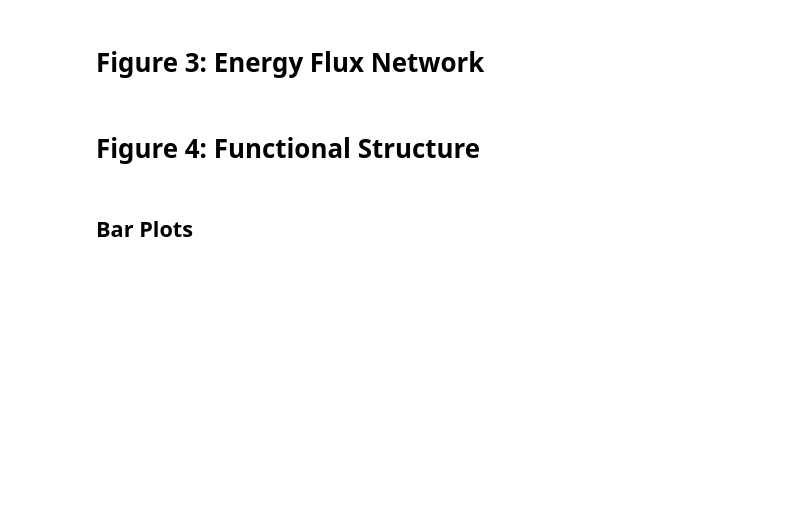
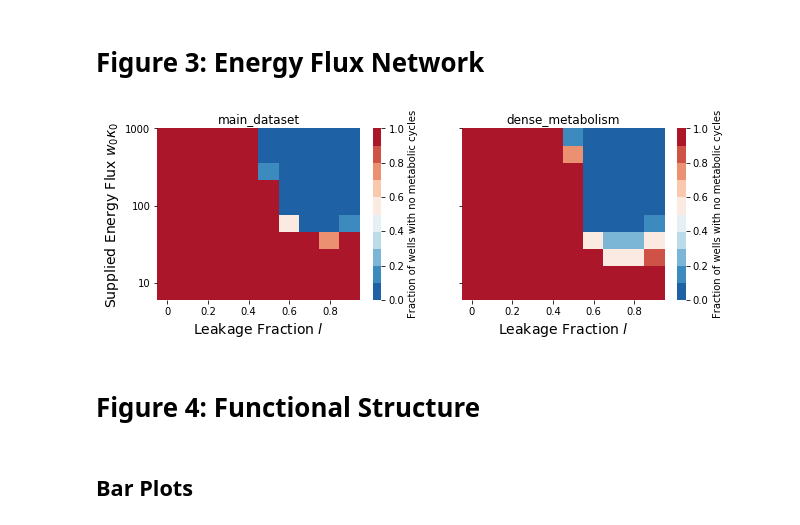
Before and after one commit to Emergent-Behaviors-in-Biology/crossfeeding-transition, a Jupyter notebook: Analysis.ipynb, the cells around one changed output. Saved outputs shown, nothing was run; the diff lists cells and outputs as text; code cells hidden in the pictures; blank space fills up the shorter version.

```diff
--- a/Analysis.ipynb
+++ b/Analysis.ipynb
@@ -155,3 +201,30 @@ for name in ['main_dataset','dense_metabolism']:
+# %%
+colors = sns.color_palette("RdBu_r",10)
+fig,ax=plt.subplots(1,2,figsize=(10,3.5),sharey=True)
+fig.subplots_adjust(bottom = 0.2)
+k=0
+for name in ['main_dataset','dense_metabolism']:
+    piv = pd.pivot_table(expt[name]['params'], values='DAG fraction',index=["K"],columns=['Leakage'],fill_value=np.nan)
+    sns.heatmap(piv, ax= ax[k], cmap=colors,cbar_kws={'label':'Fraction of wells with no metabolic cycles'})
+    ax[k].invert_yaxis()
+
+    ax[k].set_xlabel(r'Leakage Fraction $l$',fontsize=14)
+    ax[k].set_ylabel('')
+    ax[k].set_title(name)
+    ax[k].set_yticks((1,5.5,10))
+    ax[k].set_xticks(np.arange(0,10,2)+0.5)
+    ax[k].set_xticklabels((0,0.2,0.4,0.6,0.8))
+    ax[k].set_yticklabels((10,100,1000))
+    k+=1
+ax[0].set_ylabel(r'Supplied Energy Flux $w_0 \kappa_0$',fontsize=14)
+pdf = bpdf.PdfPages('Plots/heatmap_DAG.pdf')
+pdf.savefig(fig)
+pdf.close()
+
+
+plt.show()
+# %% [output]
+[figure, added]
 # %% [markdown]
 # Figure 4: Functional Structure
 # %% [markdown]
```
Also changed, not shown: parts of 5 cells of this notebook, 6 other files.
